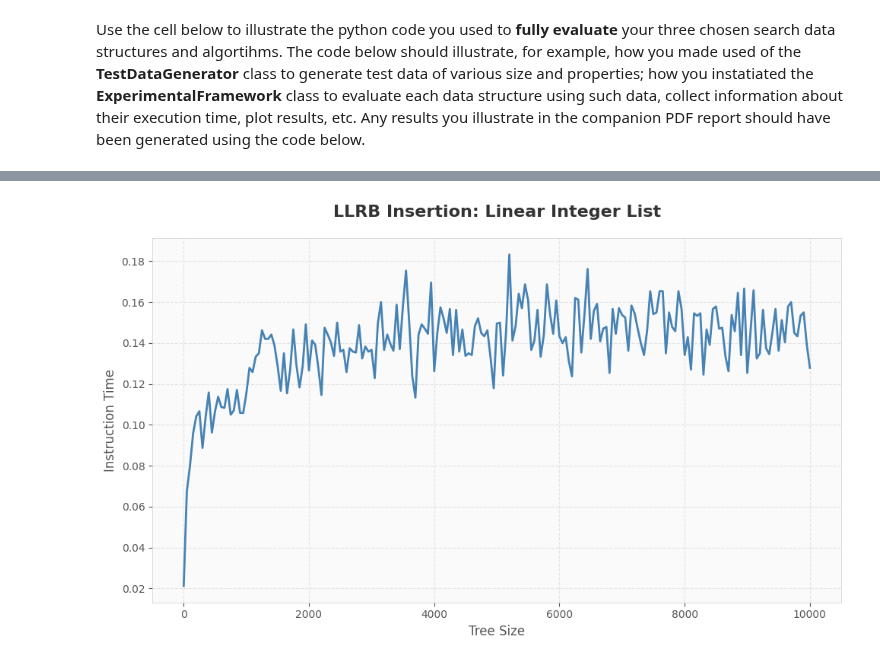
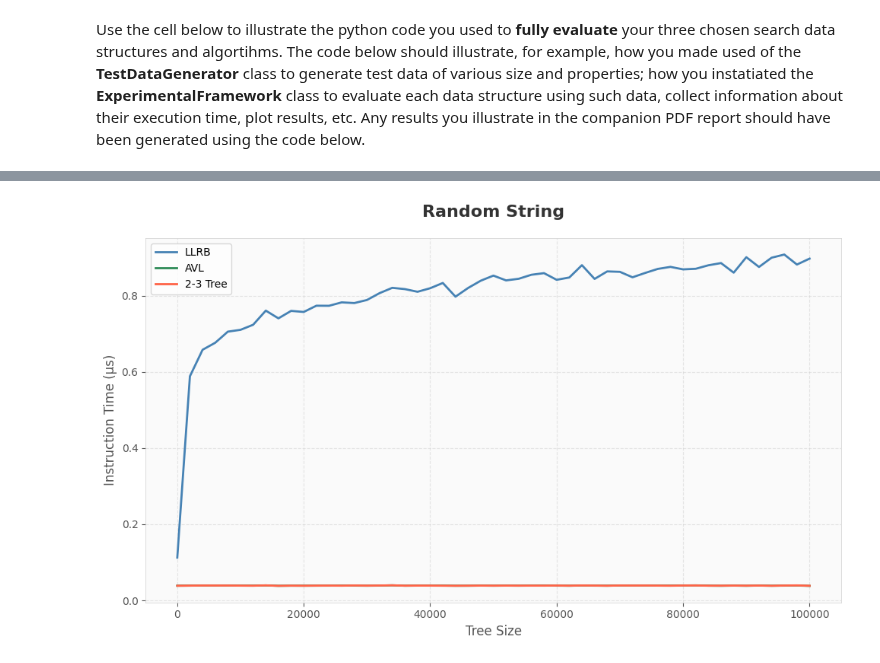
Before and after one commit to Zhou-London/Algorithm-Research, a Jupyter notebook: comp0005-coursework-2025/grp-XXX-0005code.ipynb, the cells around one changed output, grey strips where cells are left out. Drawn from its saved outputs; the diff is of its cells as text; code cells hidden in the pictures.

```diff
--- a/comp0005-coursework-2025/grp-XXX-0005code.ipynb
+++ b/comp0005-coursework-2025/grp-XXX-0005code.ipynb
@@ -481,8 +554,7 @@ framework.evaluate(testGen.IntegerMidpoint(-10000,10000), "LLRB: Midpoint Intege
-# %%
-
-# LLRB: Linear (str)Integer List
-testGen = TestDataGenerator(10000)
-framework = ExperimentalFramework(treeType.LLRB)
-framework.evaluate(testGen.IntegerLinear(), "LLRB: Linear Integer List")
-# %% [output]
-[figure, removed]
+# %%
+testGen = TestDataGenerator(100000)
+framework = ExperimentalFramework(num_searches=100)
+framework.evaluate(testGen.StringRandom(min_length=1, max_length=50))
+framework.visualize("Random String")
+# %% [output]
+[figure, added]
```
Also changed, not shown: parts of 10 cells of this notebook, 1 other file.
